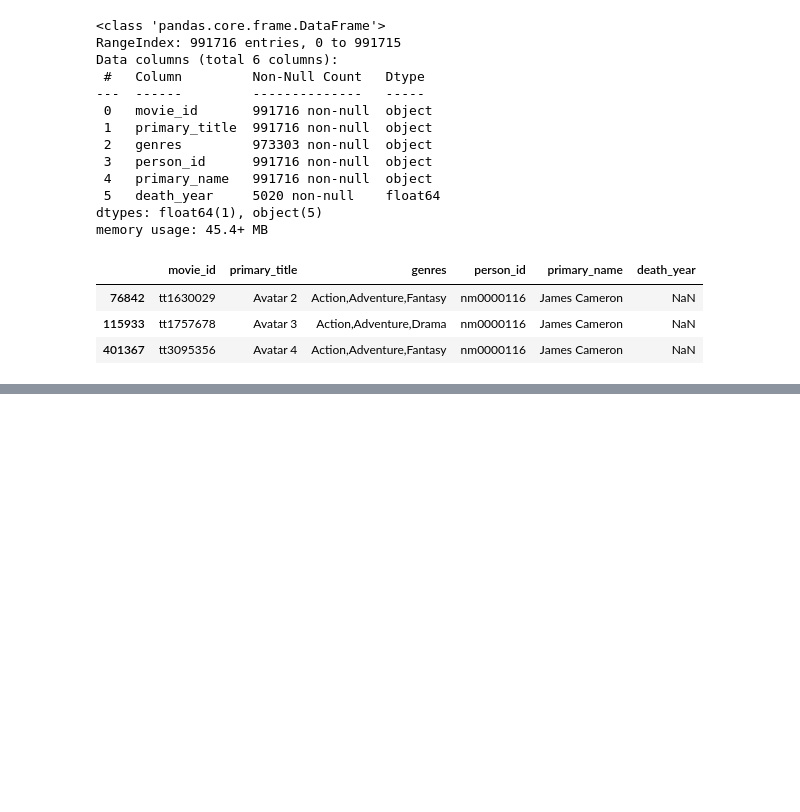
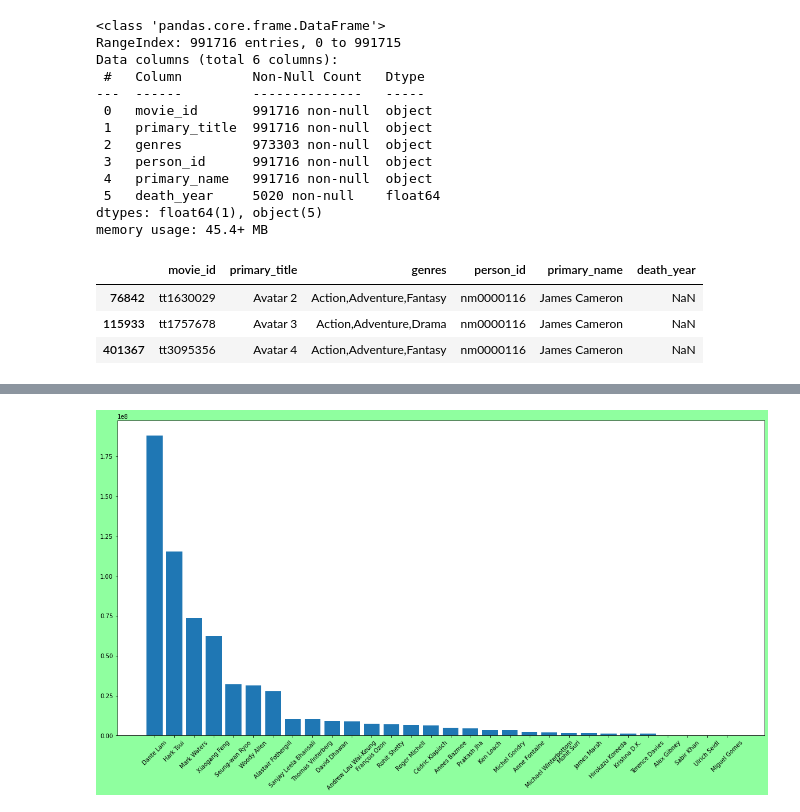
Before and after one commit to jlombino/dsc-phase-1-project-v2-4, a Jupyter notebook: Peter's Checkpoint.ipynb, the cells around one changed output, grey strips where cells are left out. Drawn from its saved outputs; the diff is of its cells as text; code cells hidden in the pictures; blank space fills up the shorter version.

```diff
--- a/Peter's Checkpoint.ipynb
+++ b/Peter's Checkpoint.ipynb
@@ -198,3 +274,11 @@ Name: genres, Length: 1053, dtype: int64
+# %%
+fig2, ax2 = plt.subplots(figsize =(20,10))
+
+ax2.bar(x = director_means.index, height=director_means['clean_worldwide'])
+fig2.patch.set_facecolor('xkcd:mint green')
+plt.xticks(rotation=45);
+# %% [output]
+[figure, added]
 # %%
 clean_director_info.info()
 # %% [output]
```
Also changed, not shown: parts of 19 cells of this notebook.
